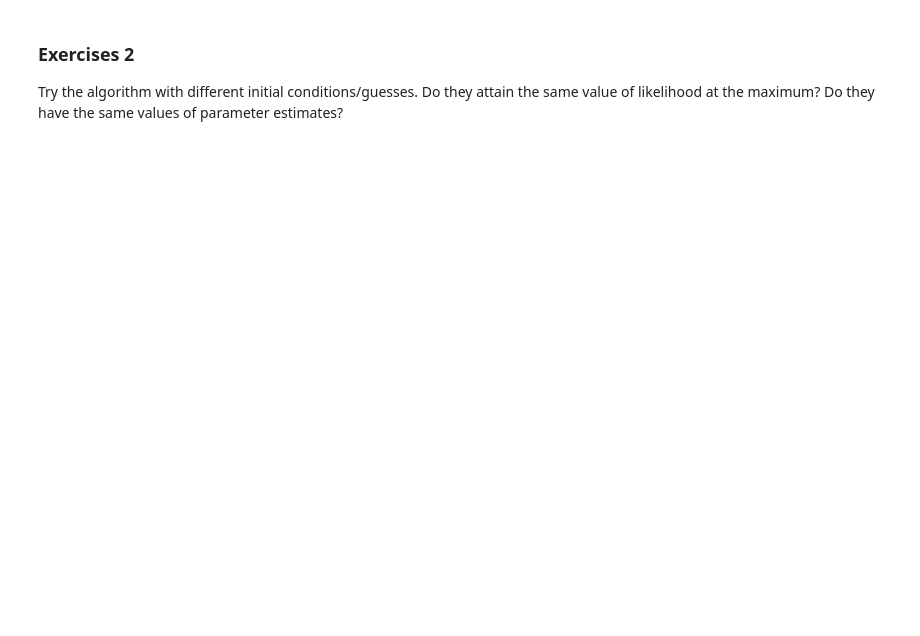
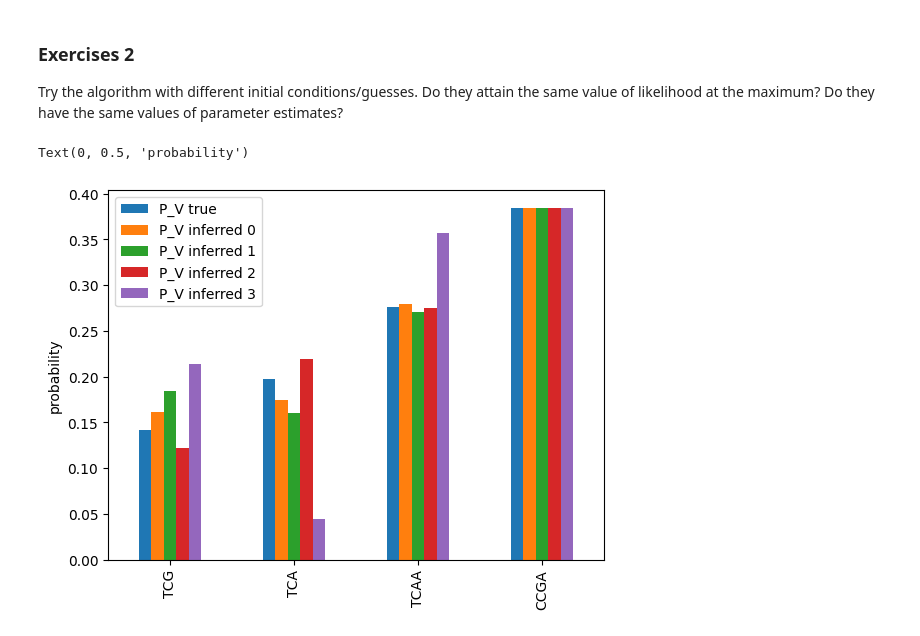
Before and after one commit to amazzoli/Quantitative_immunology, a Jupyter notebook: notebooks/VDJ_exercise.ipynb, the cells around one changed output. Cells and saved outputs as stored; diff of their text form; code cells hidden in the pictures; blank space fills up the shorter version.

```diff
--- a/notebooks/VDJ_exercise.ipynb
+++ b/notebooks/VDJ_exercise.ipynb
@@ -401,3 +436,27 @@ Try the algorithm with different numbers $N$ of the samples. How the difference
 # %% [markdown]
 ### Exercises 2
 Try the algorithm with different initial conditions/guesses. Do they attain the same value of likelihood at the maximum? Do they have the same values of parameter estimates?
+# %%
+p_delV_guess = np.ones((len(V_list), 3)) / 3
+N = 100000
+data_seqs = generate_data(p_V_true, p_delV_true, N)
+
+p_Vs, p_delVs = [], []
+for i in range(4):
+  p_V_guess = np.random.rand(4)
+  p_V_guess /= p_V_guess.sum()
+  p_V, p_delV = EM_alg(p_V_guess, p_delV_guess, data_seqs, scenarios, seq_to_scenarios)
+  p_Vs.append(p_V)
+  p_delVs.append(p_delV)
+# %%
+frame_compare = pd.DataFrame(pd.Series(p_V_true, name='P_V true'))
+
+for i in range(len(p_Vs)):
+  s_guess = pd.Series(p_Vs[i], V_list, name='P_V inferred %i'%i)
+  frame_compare = pd.merge(frame_compare, s_guess, left_index=True, right_index=True)
+
+frame_compare.plot(kind='bar')
+plt.ylabel('probability')
+# %% [output]
+Text(0, 0.5, 'probability')
+[figure, added]
```
Also changed, not shown: parts of 9 cells of this notebook.
